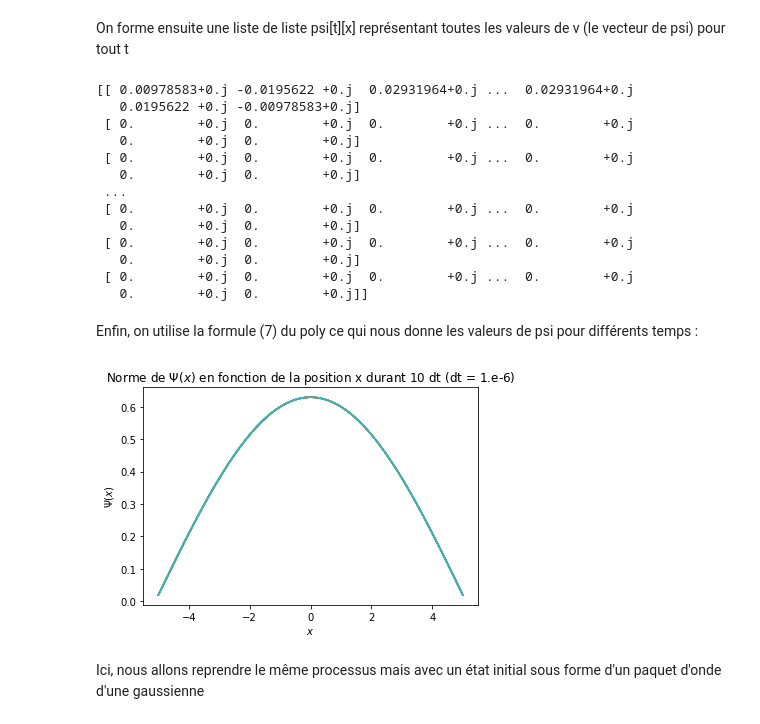
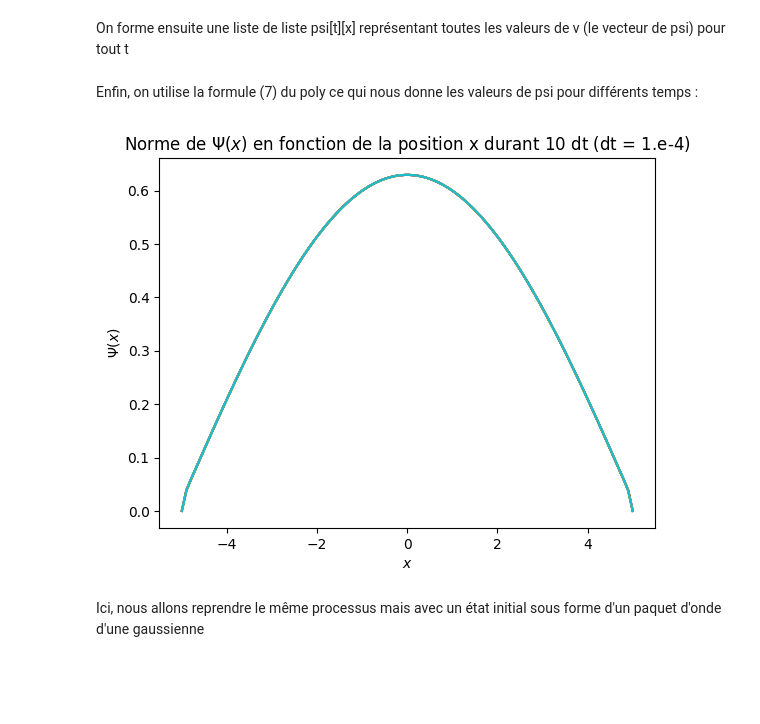
Before and after one commit to lucasboistay/shrodinger_simulation, a Jupyter notebook: evo_temp.ipynb, the cells around one changed output. Saved outputs shown, nothing was run; the diff lists cells and outputs as text; code cells hidden in the pictures; blank space fills up the shorter version.

Commit message:
finitions rk4 et definitions fonctions

```diff
--- a/evo_temp.ipynb
+++ b/evo_temp.ipynb
@@ -97,57 +102,53 @@ print(H)
 # %% [markdown]
 On forme ensuite une liste de liste psi\[t\]\[x\] représentant toutes les valeurs de v (le vecteur de psi) pour tout t
-# %%
-psi = np.zeros((M,N),dtype=complex)
-
-#On pose un p défini qui représente l'énergie dans laquelle on se place
-
-p = 0
-
-for i in range(N):
-    psi[0][i] = v[i][p]
-psi[0] = normalize(psi[0],dx)
-print(psi)
-# %% [output]
-[[ 0.00978583+0.j -0.0195622 +0.j  0.02931964+0.j ...  0.02931964+0.j
-   0.0195622 +0.j -0.00978583+0.j]
- [ 0.        +0.j  0.        +0.j  0.        +0.j ...  0.        +0.j
-   0.        +0.j  0.        +0.j]
- [ 0.        +0.j  0.        +0.j  0.        +0.j ...  0.        +0.j
-   0.        +0.j  0.        +0.j]
- ...
- [ 0.        +0.j  0.        +0.j  0.        +0.j ...  0.        +0.j
-   0.        +0.j  0.        +0.j]
- [ 0.        +0.j  0.        +0.j  0.        +0.j ...  0.        +0.j
-   0.        +0.j  0.        +0.j]
- [ 0.        +0.j  0.        +0.j  0.        +0.j ...  0.        +0.j
-   0.        +0.j  0.        +0.j]]
+# %%
+def f(psi,potentiel):
+    """
+    The method we get from the fonction of d/dt(psi)
+    :param psi: psi
+    :param potentiel: potential
+    :return: d/dt(psi)
+    """
+    return np.matmul(-1j*get_h(potentiel),psi)
+
+def euler(psi,potentiel):
+    """
+    The Euler method
+    :param psi: psi
+    :param potentiel: potential
+    :return: normalized version of Euler of psi
+    """
+    new_psi = psi + dt*f(psi,potentiel)
+    return normalize(new_psi,dx)
 # %% [markdown]
 Enfin, on utilise la formule (7) du poly ce qui nous donne les valeurs de psi pour différents temps :
 # %%
-def pass_time(psi,H):
-    for i in range(M-1):
-        psi[i+1] = psi[i] - dt*np.matmul(1j*H,psi[i])
-        psi[i+1] = normalize(psi[i+1],dx)
-
 # On crée la fonction pour afficher les graphiques
 
-dt_approx = np.format_float_scientific(dt, precision = 1, exp_digits=1)
-
-def get_graph(v,name,nb_dt):
-    normev = np.abs(v)
+def get_graph(psi,potentiel,method,name,nb_dt):
+    """
+    Retourne l'image finale, et l'enregistre selon M, la durée nb_dt, son nom
+    :param psi: psi initial
+    :param potentiel: potentiel de la situation
+    :param method: méthode d'intégration
+    :param name: nom à rajouter sur le graphe
+    :param nb_dt: nombre d'étapes à afficher
+    """
     for i in range(nb_dt):
-        plt.plot(x,normev[i],label="Numérique $t=%i \cdot dt$" %i)
+        psi = method(psi,potentiel)
+        plt.plot(x,abs(psi),label="Numérique $t=%i \cdot dt$" %i)
     plt.xlabel('$x$')
     plt.ylabel('$\Psi(x)$')
     plt.title('Norme de $\Psi(x)$ en fonction de la position x durant %i dt (dt = %s)' %(nb_dt,dt_approx))
     plt.savefig('docs/tempo/psi_fonction_de_x_%s_m%i_duree_%i.pdf' %(name,M,nb_dt),format='pdf')
     plt.savefig('docs/tempo/psi_fonction_de_x_%s_m%i_duree_%i.jpeg' %(name,M,nb_dt),format='jpeg')
     plt.show()
 
-pass_time(psi,H)
-get_graph(psi,"euler_etat_statio0",10)
+w_test,v_test = get_psi_statio(V_nul)
+psi0 = v_test[0] #Première harmonique
+get_graph(psi0,V_nul,euler,"euler_etat_statio0",10)
 # %% [output]
-[figure, old version]
+[figure, new version]
 # %% [markdown]
 Ici, nous allons reprendre le même processus mais avec un état initial sous forme d'un paquet d'onde d'une gaussienne
 # %%
```
Also changed, not shown: parts of 13 cells of this notebook, 34 other files.
